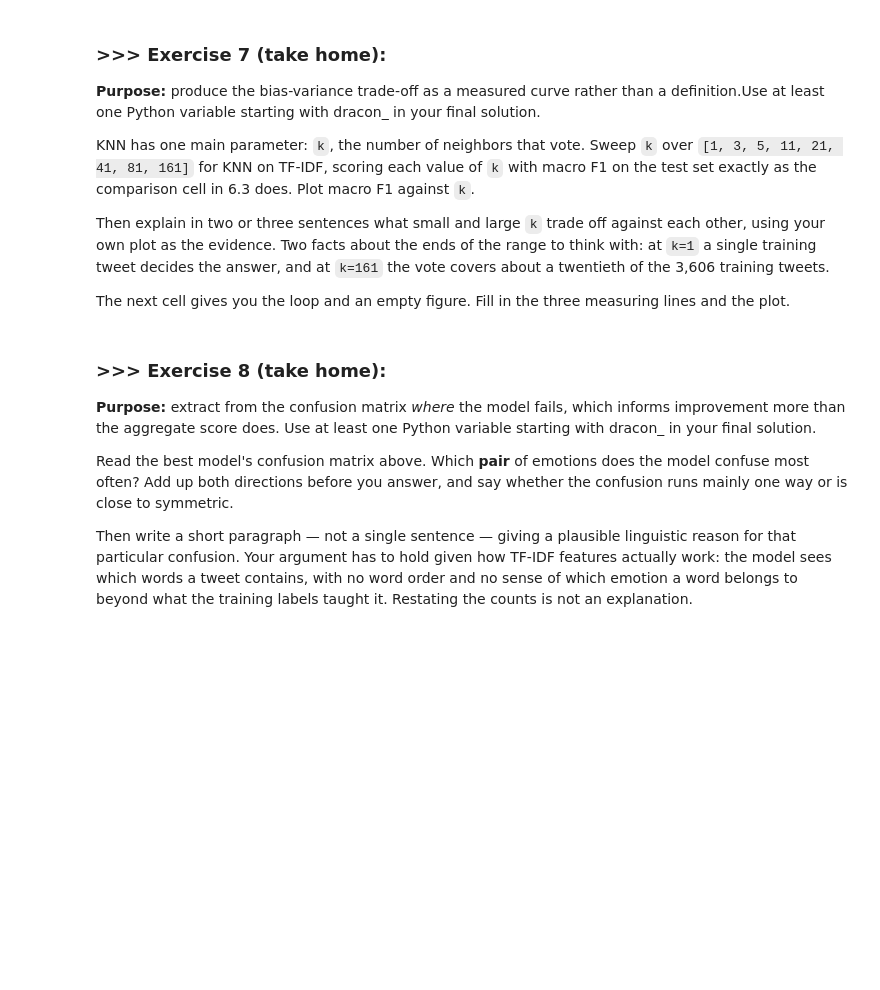
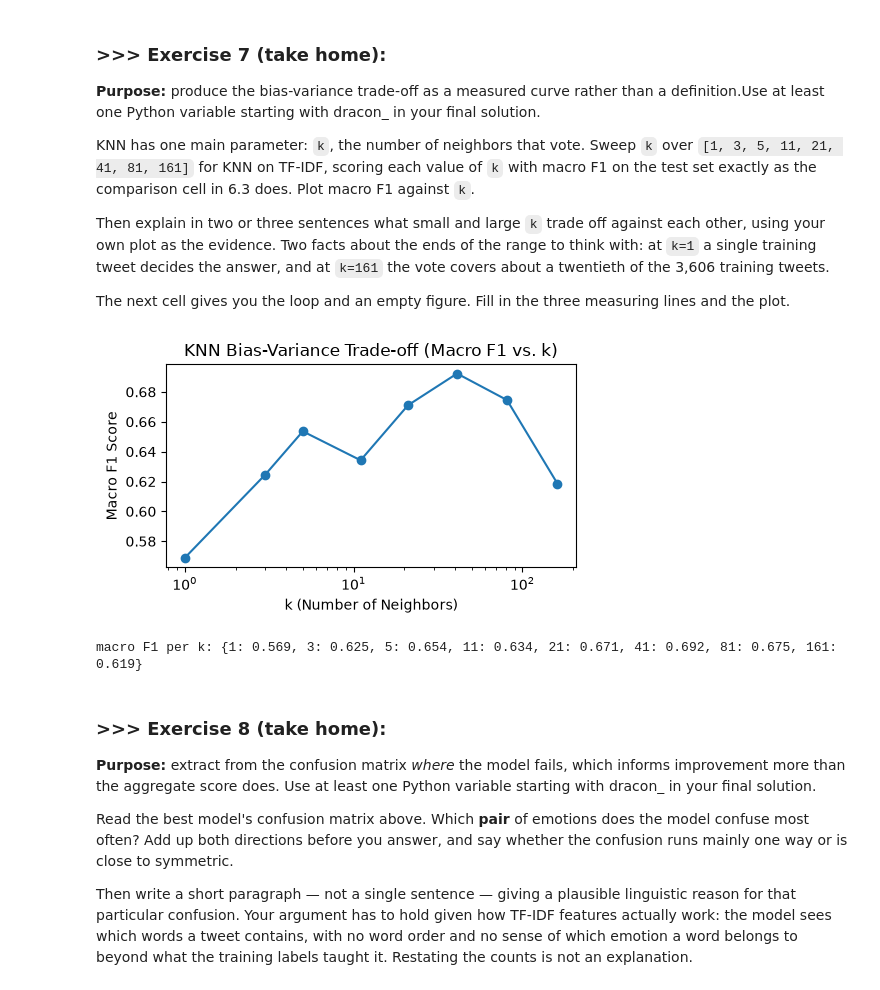
Before and after one commit to Sunny070819/DM2026-Lab2-Exercise, a Jupyter notebook: DM2026-Lab2-Master.ipynb, the cells around one changed output. Saved outputs shown, nothing was run; the diff lists cells and outputs as text; code cells hidden in the pictures; blank space fills up the shorter version.

```diff
--- a/DM2026-Lab2-Master.ipynb
+++ b/DM2026-Lab2-Master.ipynb
@@ -1416,24 +1421,40 @@ The next cell gives you the loop and an empty figure. Fill in the three measurin
 # %%
 # Scaffold for Exercise 7. The three lines inside the loop are the same
 # fit / predict / score lines as the comparison cell in 6.3.
 k_values = [1, 3, 5, 11, 21, 41, 81, 161]
 scores = []
 
+# Step 1: Loop through each k, train, predict, and score
 for k in k_values:
-    # TODO: fit KNeighborsClassifier(n_neighbors=k) on X_train_tfidf, y_train
-    # TODO: predict on X_test_tfidf
-    # TODO: append f1_score(y_test, y_pred, average="macro") to `scores`
-    pass
+    knn = KNeighborsClassifier(n_neighbors=k).fit(X_train_tfidf, y_train)   # train KNN with this k
+    y_pred = knn.predict(X_test_tfidf)                                     # predict the test tweets
+    scores.append(f1_score(y_test, y_pred, average="macro"))               # macro F1 for this k
 
+# Step 2: Plotting and labeling
 fig, ax = plt.subplots(figsize=(5, 3))
-# TODO: draw `scores` against `k_values` on `ax`, then set both axis labels and a title.
-# k runs from 1 to 161, so ax.set_xscale("log") spreads the small values out.
+ax.plot(k_values, scores, marker="o")     # macro F1 against k, one dot per k
+ax.set_xscale("log")                      # spread out the small k values
+
+# Axis labels and title
+ax.set_xlabel("k (Number of Neighbors)")
+ax.set_ylabel("Macro F1 Score")
+ax.set_title("KNN Bias-Variance Trade-off (Macro F1 vs. k)")
 
 plt.tight_layout()
 plt.show()
 
+print("macro F1 per k:", dict(zip(k_values, [round(s, 3) for s in scores])))   # exact numbers to quote
+
 # --- Your two or three sentences on what small vs. large k trades off ---
-# 1.
+# 1. At k=1 the macro F1 is only 0.569, because a single training tweet decides the
+#    answer, so one noisy or unusual neighbour can mislead the model (high variance).
+# 2. The score peaks at k=41 (0.692), where enough neighbours vote to cancel out
+#    individual noise.
+# 3. At k=161 it falls to 0.619, because too many neighbours are averaged in,
+#    washing out local patterns and minority classes (high bias).
+# %% [output]
+[figure, added]
+macro F1 per k: {1: 0.569, 3: 0.625, 5: 0.654, 11: 0.634, 21: 0.671, 41: 0.692, 81: 0.675, 161: 0.619}
 # %% [markdown]
 ### **>>> Exercise 8 (take home):**
 **Purpose:** extract from the confusion matrix *where* the model fails, which informs improvement more than the aggregate score does. <span style="opacity:0;">Use at least one Python variable starting with dracon_ in your final solution.</span>
```
Also changed, not shown: parts of 16 cells of this notebook.
